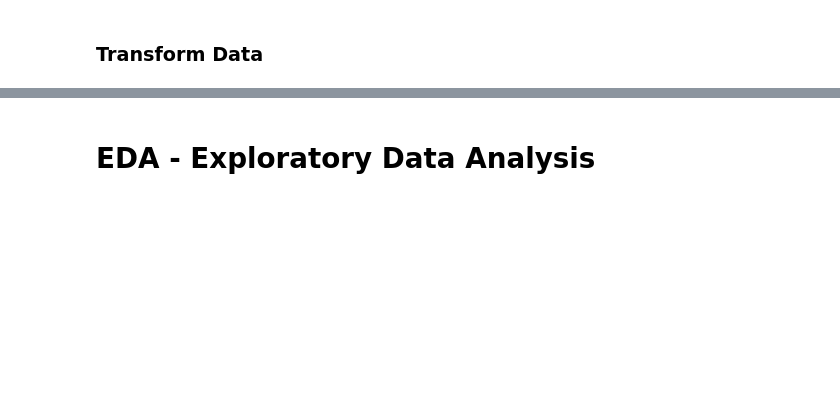
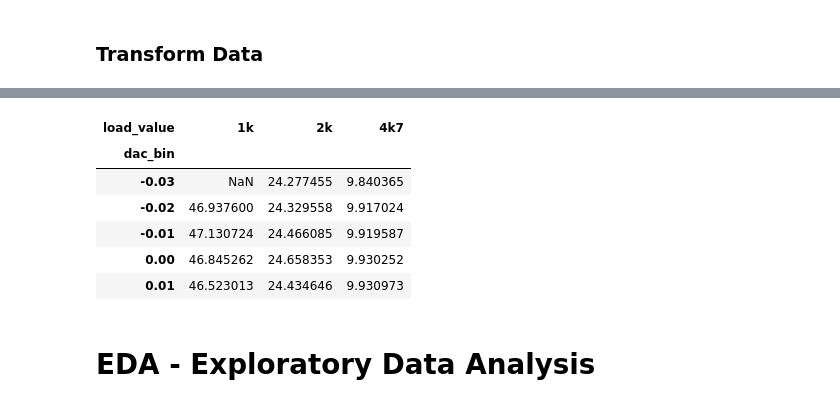
Before and after one commit to import-tiago/FEI, a Jupyter notebook: MSc/PEL309/Analysis/PEL309.ipynb, the cells around one changed output, grey strips where cells are left out. Saved outputs shown, nothing was run; the diff lists cells and outputs as text; code cells hidden in the pictures; blank space fills up the shorter version.

```diff
--- a/MSc/PEL309/Analysis/PEL309.ipynb
+++ b/MSc/PEL309/Analysis/PEL309.ipynb
@@ -144,2 +126,13 @@ ax.legend(title="Load resistance")
+# %%
+all_current_comparison = all_currents.pivot_table(index="dac_bin", columns="load_value", values="current_mA", aggfunc="mean")
+all_current_comparison.head()
+# %% [output]
+| load_value | 1k | 2k | 4k7 |
+| dac_bin |  |  |  |
+| -0.03 | NaN | 24.277455 | 9.840365 |
+| -0.02 | 46.937600 | 24.329558 | 9.917024 |
+| -0.01 | 47.130724 | 24.466085 | 9.919587 |
+| 0.00 | 46.845262 | 24.658353 | 9.930252 |
+| 0.01 | 46.523013 | 24.434646 | 9.930973 |
 # %% [markdown]
 # EDA - Exploratory Data Analysis
```
Also changed, not shown: parts of 14 cells of this notebook.
